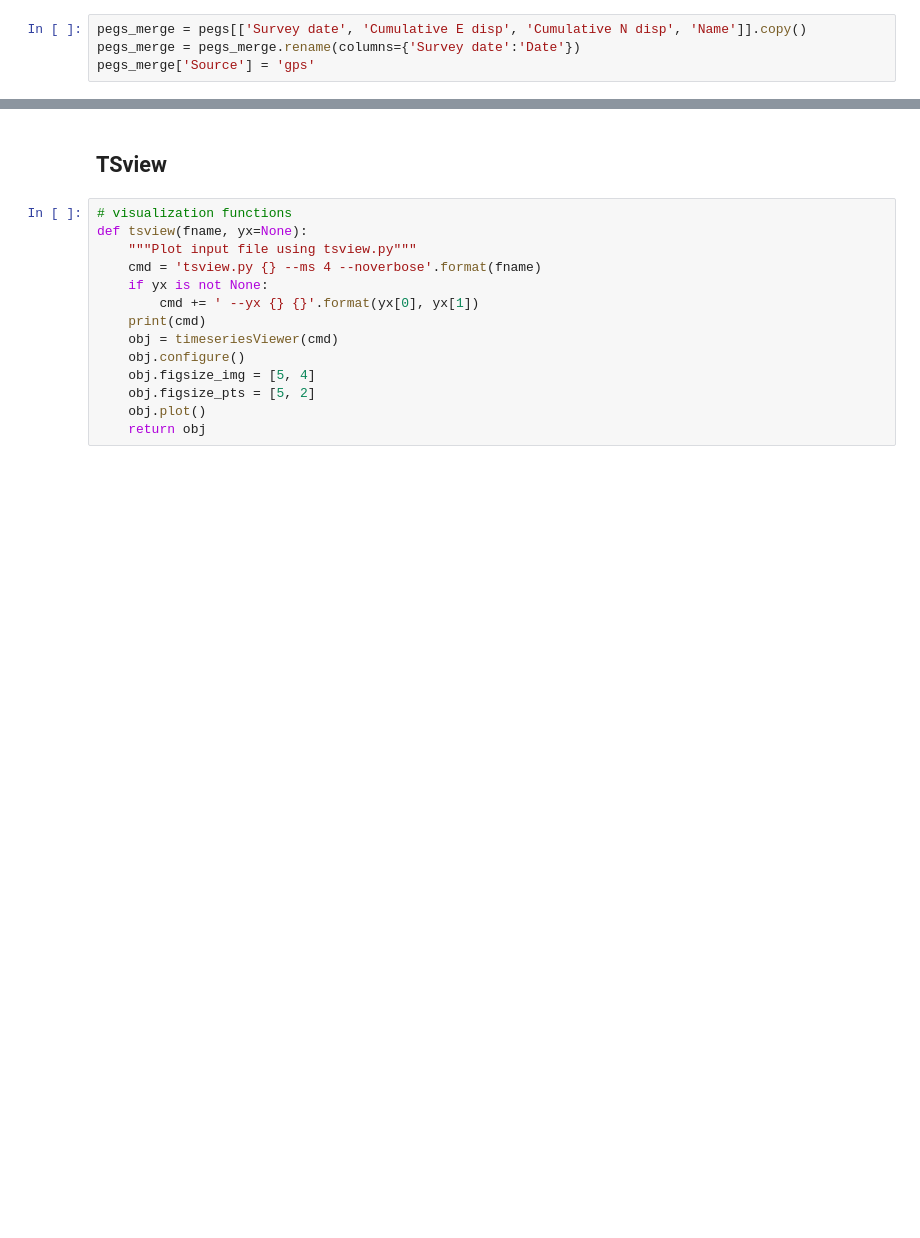
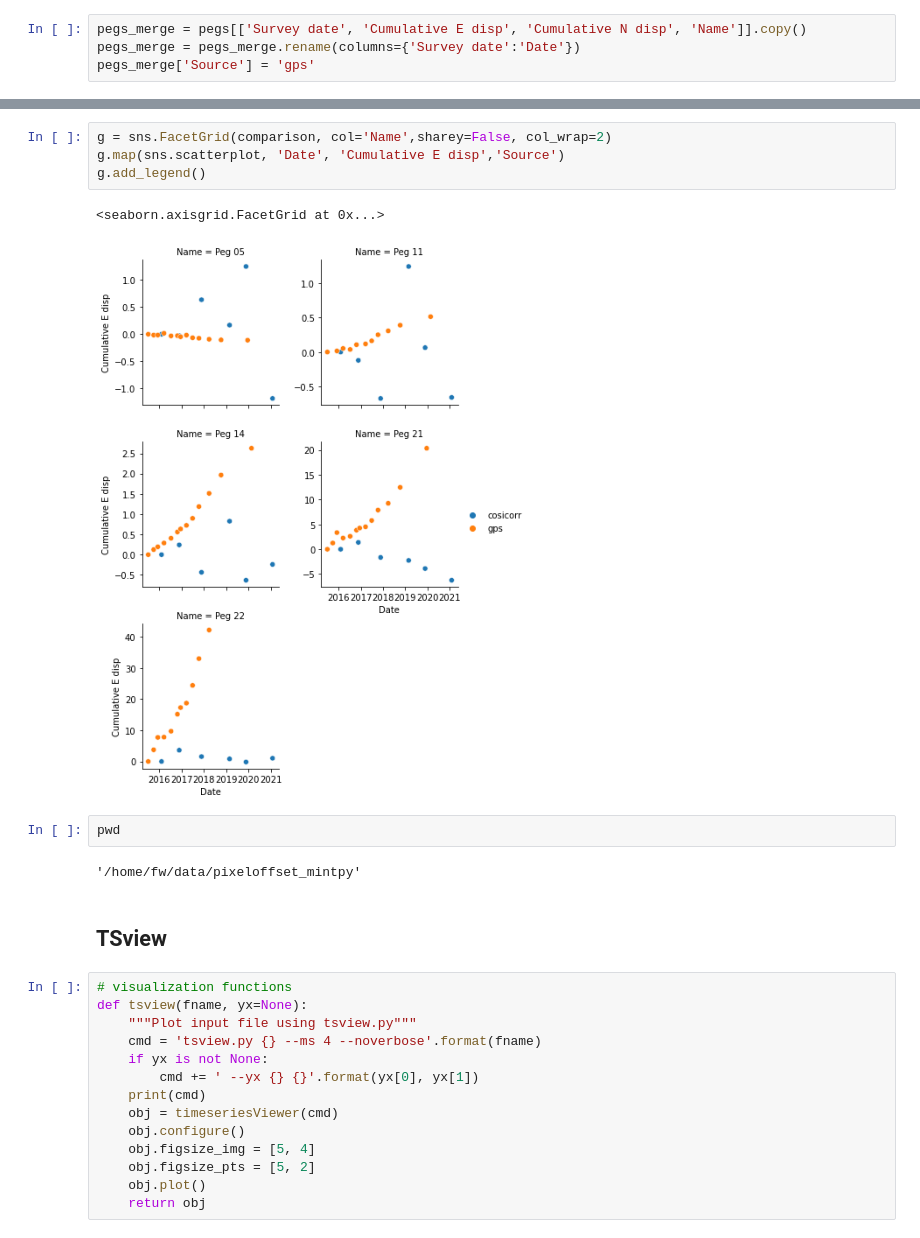
Before and after one commit to forrestfwilliams/pixeloffset_mintpy, a Jupyter notebook: ground_truth.ipynb, the cells around one changed output, grey strips where cells are left out. Cells and saved outputs as stored; diff of their text form; blank space fills up the shorter version.

```diff
--- a/ground_truth.ipynb
+++ b/ground_truth.ipynb
@@ -130,3 +136,14 @@ sns.scatterplot(data=data, x='Date', y='Cumulative N disp', hue='Source')
+# %%
+g = sns.FacetGrid(comparison, col='Name',sharey=False, col_wrap=2)
+g.map(sns.scatterplot, 'Date', 'Cumulative E disp','Source')
+g.add_legend()
+# %% [output]
+<seaborn.axisgrid.FacetGrid at 0x...>
+[figure, added]
+# %%
+pwd
+# %% [output]
+'/home/fw/data/pixeloffset_mintpy'
 # %% [markdown]
 ## TSview
 # %%
```
Also changed, not shown: parts of 5 cells of this notebook, 4 other files.
